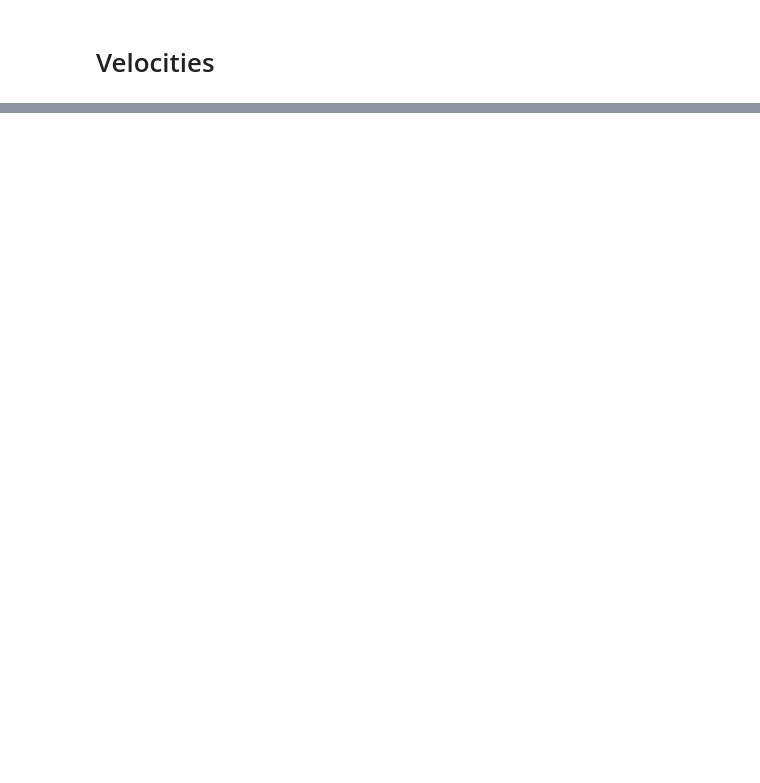
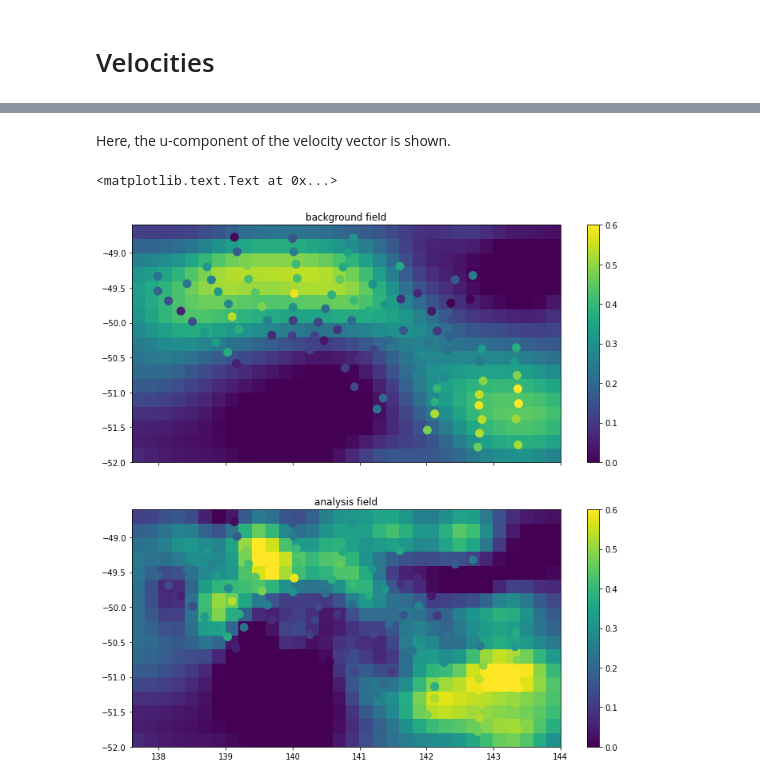
Before and after one commit to janjaapmeijer/phd-public, a Jupyter notebook: notebooks/velocity.ipynb, the cells around one changed output, grey strips where cells are left out. Saved outputs shown, nothing was run; the diff lists cells and outputs as text; code cells hidden in the pictures; blank space fills up the shorter version.

```diff
--- a/notebooks/velocity.ipynb
+++ b/notebooks/velocity.ipynb
@@ -285,0 +297,11 @@ plt.colorbar(scat, ax=ax[1])
+# %%
+# optimal interpolation of ADCP velocities with SSH geostrophic velocities as background field
+mask = np.ma.masked_invalid(umldmean[2:]).mask
+xx, yy, u_b, u_a = OI(lon[~mask], lat[~mask], umldmean[2:][~mask],
+                      Lx=(lon.max() - lon.min())/12, Ly=(lat.max() - lat.min())/14,
+                      xx=loni, yy=lati, bg_fld=ummean)[0:4]
+v_b, v_a = OI(lon[~mask], lat[~mask], vmldmean[2:][~mask],
+              Lx=(lon.max() - lon.min())/12, Ly=(lat.max() - lat.min())/14,
+              xx=loni, yy=lati, bg_fld=vmmean)[2:4]
+
+Vmld_a = np.sqrt(u_a**2 + v_a**2)
@@ -285,0 +310,4 @@ plt.colorbar(scat, ax=ax[1])
+# %%
+xx, yy = np.meshgrid(loni, lati)
+mask = np.isfinite(Vmldmean[2:])
+Vmld = griddata((lon[mask], lat[mask]), Vmldmean[2:][mask], (xx, yy), method='linear')
@@ -285,0 +334,17 @@ plt.colorbar(scat, ax=ax[1])
+# %% [markdown]
+Here, the u-component of the velocity vector is shown.
+# %%
+fig, ax = plt.subplots(2, 1, figsize=(12, 12), sharex=True)
+vmin, vmax = 0, 0.6
+ax[0].pcolor(xx, yy, u_b, vmin=vmin, vmax=vmax)
+scat = ax[0].scatter(lon, lat, c=umldmean[2:], s=100, vmin=vmin, vmax=vmax)
+plt.colorbar(scat, ax=ax[0])
+ax[0].set_title('background field')
+
+ax[1].pcolor(xx, yy, u_a, vmin=vmin, vmax=vmax)
+scat = ax[1].scatter(lon, lat, c=umldmean[2:], s=100, vmin=vmin, vmax=vmax)
+plt.colorbar(scat, ax=ax[1])
+ax[1].set_title('analysis field')
+# %% [output]
+<matplotlib.text.Text at 0x...>
+[figure, added]
```
Also changed, not shown: parts of 54 cells of this notebook.
